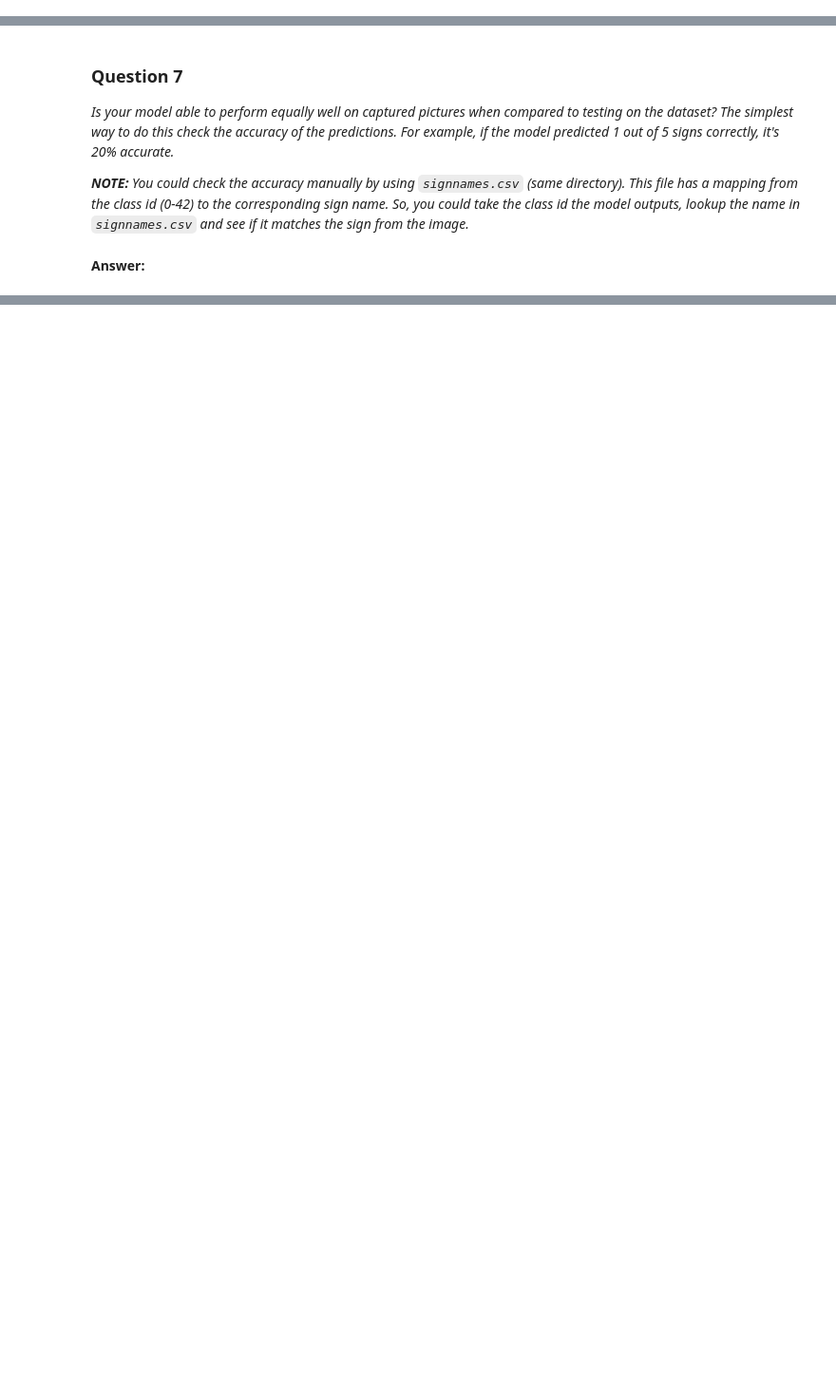
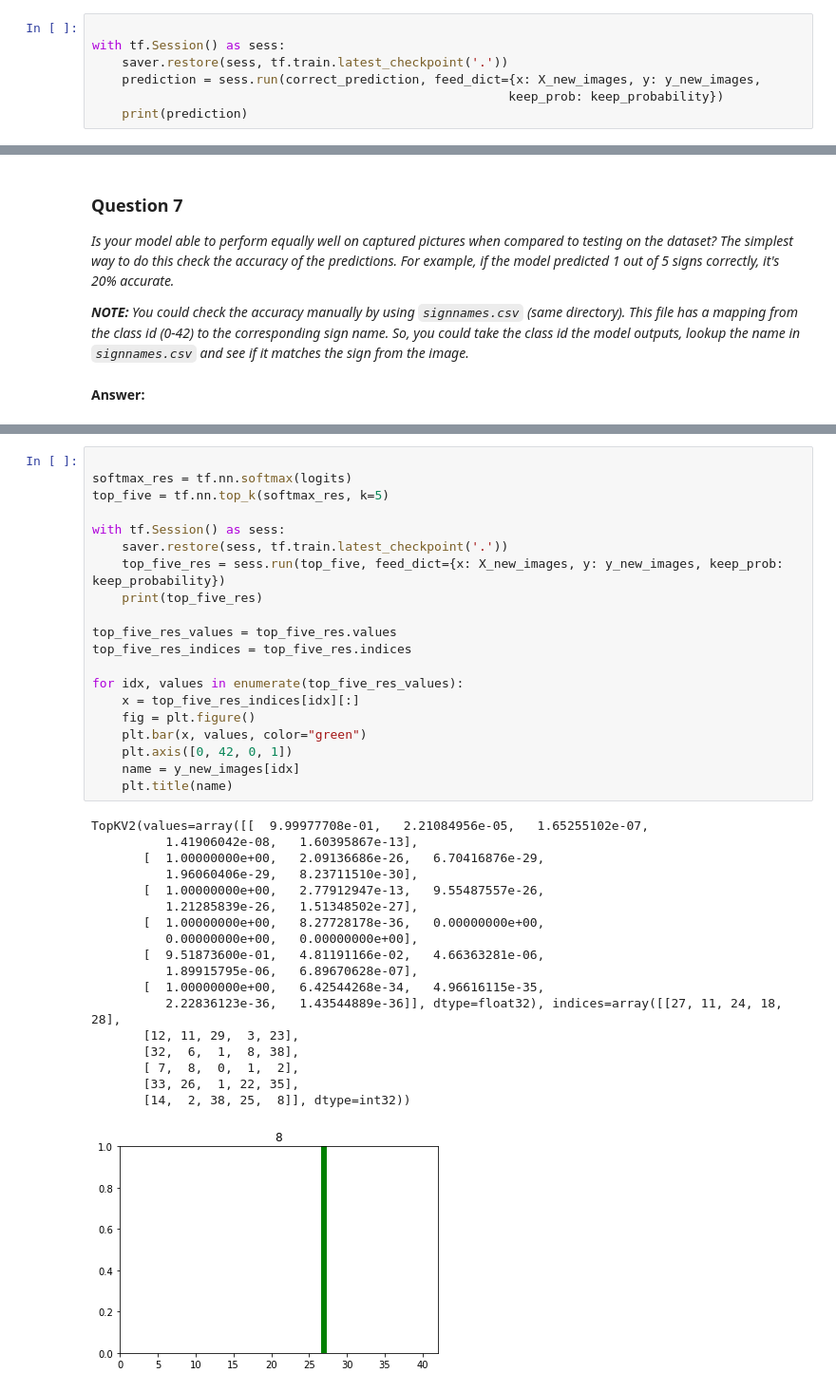
Before and after one commit to denismoroz/carnd-p2-traffic-sign-classifier, a Jupyter notebook: Traffic_Sign_Classifier.ipynb, the cells around one changed output, grey strips where cells are left out. Shown: that part at 95% size. Saved outputs shown, nothing was run; the diff lists cells and outputs as text; blank space fills up the shorter version.

```diff
--- a/Traffic_Sign_Classifier.ipynb
+++ b/Traffic_Sign_Classifier.ipynb
@@ -434,0 +499,7 @@ _Choose five candidate images of traffic signs and provide them in the report. A
+# %%
+
+with tf.Session() as sess:
+    saver.restore(sess, tf.train.latest_checkpoint('.'))
+    prediction = sess.run(correct_prediction, feed_dict={x: X_new_images, y: y_new_images,
+                                                        keep_prob: keep_probability})
+    print(prediction)
@@ -488,0 +532,39 @@ Looking just at the first row we get `[ 0.34763842,  0.24879643,  0.12789202]`,
+# %%
+
+softmax_res = tf.nn.softmax(logits)
+top_five = tf.nn.top_k(softmax_res, k=5)
+
+with tf.Session() as sess:
+    saver.restore(sess, tf.train.latest_checkpoint('.'))
+    top_five_res = sess.run(top_five, feed_dict={x: X_new_images, y: y_new_images, keep_prob: keep_probability})
+    print(top_five_res)
+
+top_five_res_values = top_five_res.values
+top_five_res_indices = top_five_res.indices
+
+for idx, values in enumerate(top_five_res_values):
+    x = top_five_res_indices[idx][:]
+    fig = plt.figure()
+    plt.bar(x, values, color="green")
+    plt.axis([0, 42, 0, 1])
+    name = y_new_images[idx]
+    plt.title(name)
+# %% [output]
+TopKV2(values=array([[  9.99977708e-01,   2.21084956e-05,   1.65255102e-07,
+          1.41906042e-08,   1.60395867e-13],
+       [  1.00000000e+00,   2.09136686e-26,   6.70416876e-29,
+          1.96060406e-29,   8.23711510e-30],
+       [  1.00000000e+00,   2.77912947e-13,   9.55487557e-26,
+          1.21285839e-26,   1.51348502e-27],
+       [  1.00000000e+00,   8.27728178e-36,   0.00000000e+00,
+          0.00000000e+00,   0.00000000e+00],
+       [  9.51873600e-01,   4.81191166e-02,   4.66363281e-06,
+          1.89915795e-06,   6.89670628e-07],
+       [  1.00000000e+00,   6.42544268e-34,   4.96616115e-35,
+          2.22836123e-36,   1.43544889e-36]], dtype=float32), indices=array([[27, 11, 24, 18, 28],
+       [12, 11, 29,  3, 23],
+       [32,  6,  1,  8, 38],
+       [ 7,  8,  0,  1,  2],
+       [33, 26,  1, 22, 35],
+       [14,  2, 38, 25,  8]], dtype=int32))
+[figure, added]
```
Also changed, not shown: parts of 28 cells of this notebook, 18 other files.
